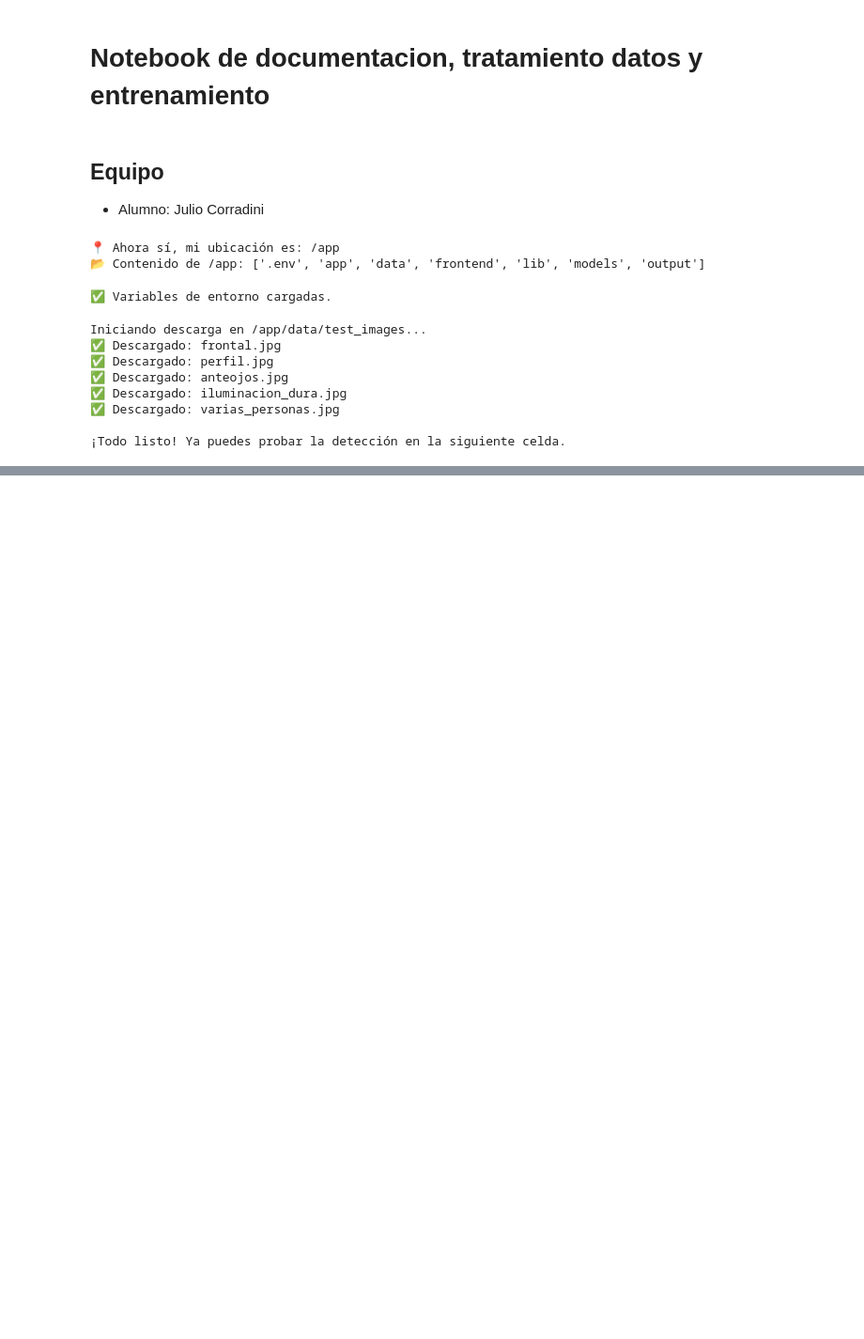
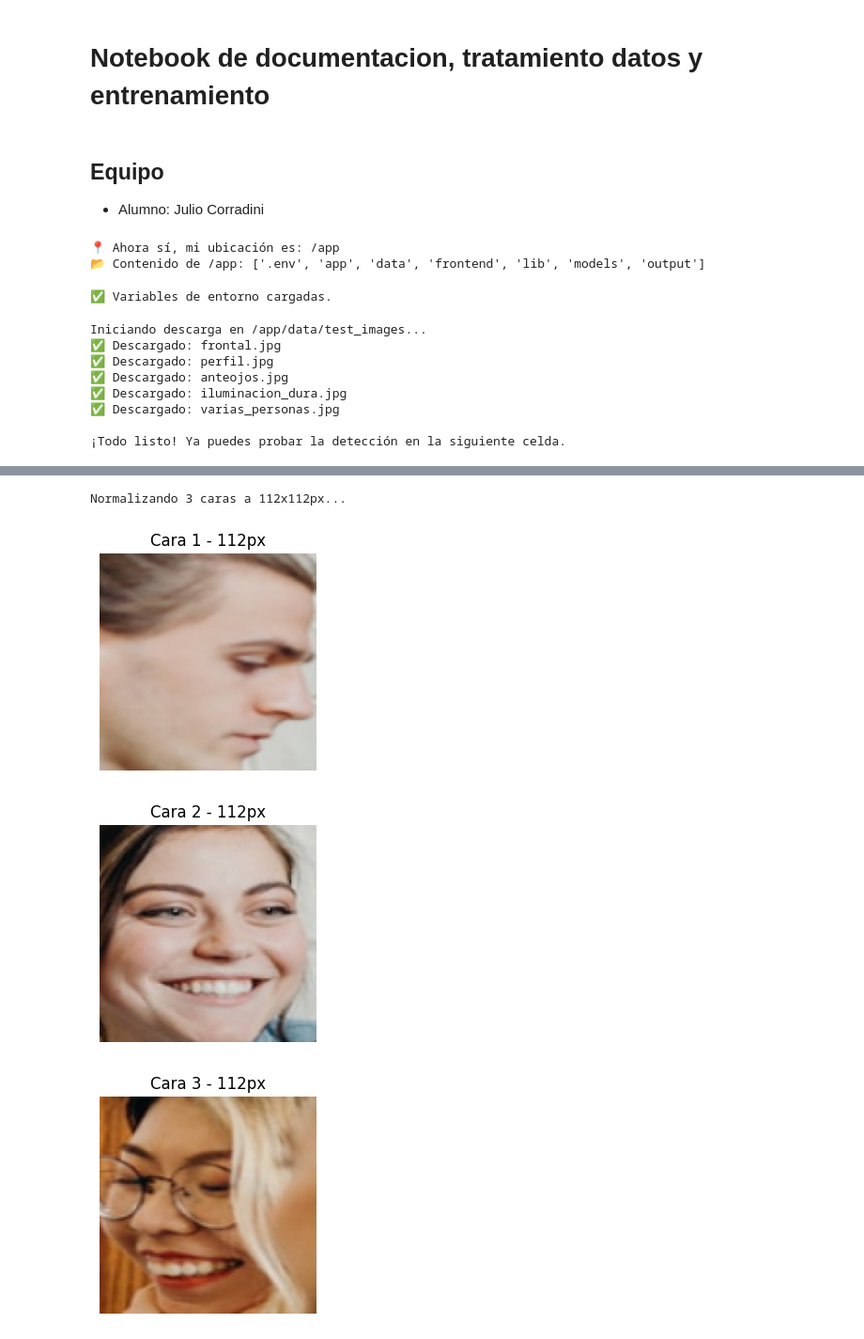
Before and after one commit to JulioCorradini/tuia-face-recognition-app, a Jupyter notebook: train.ipynb, the cells around one changed output, grey strips where cells are left out. Shown at 94% size. Drawn from its saved outputs; the diff is of its cells as text; code cells hidden in the pictures; blank space fills up the shorter version.

Commit message:
Agregando el recorte y la normalización de los rostros detectados

```diff
--- a/train.ipynb
+++ b/train.ipynb
@@ -133 +134,72 @@ Se detectaron 3 caras.
 [figure]
+# %%
+    # Recorte y normalización de rostros
+
+    import cv2
+    import numpy as np
+    import os
+    from PIL import Image
+    import matplotlib.pyplot as plt
+
+    # 1. Recuperamos el tamaño objetivo del .env
+    target_size = int(os.getenv('FACE_SIZE', 160))
+
+    def normalize_and_align_face(img_rgb, box, landmarks, size=160):
+        """
+        Realiza la alineación basada en los ojos y el recorte normalizado.
+        """
+        left_eye = landmarks[0]
+        right_eye = landmarks[1]
+
+        dY = right_eye[1] - left_eye[1]
+        dX = right_eye[0] - left_eye[0]
+        angle = np.degrees(np.arctan2(dY, dX))
+
+        eye_center = (
+            float((left_eye[0] + right_eye[0]) / 2),
+            float((left_eye[1] + right_eye[1]) / 2)
+        )
+
+        M = cv2.getRotationMatrix2D(eye_center, angle, scale=1.0)
+
+        h, w = img_rgb.shape[:2]
+        aligned_img = cv2.warpAffine(img_rgb, M, (w, h), flags=cv2.INTER_CUBIC)
+
+        x1, y1, x2, y2 = map(int, box)
+        x1, y1 = max(0, x1), max(0, y1)
+        x2, y2 = min(w, x2), min(h, y2)
+
+        face_crop = aligned_img[y1:y2, x1:x2]
+        face_final = cv2.resize(face_crop, (size, size), interpolation=cv2.INTER_AREA)
+
+        return face_final
+
+    # --- EJECUCIÓN ---
+
+    # IMPORTANTE: Definimos img_array convirtiendo la 'img' de la celda anterior
+    img_array = np.array(img)
+
+    if boxes is not None:
+        print(f"Normalizando {len(boxes)} caras a {target_size}x{target_size}px...")
+
+        for i, (box, landmark) in enumerate(zip(boxes, landmarks)):
+            # Ahora img_array ya existe en esta celda
+            face_normalized = normalize_and_align_face(img_array, box, landmark, size=target_size)
+
+            plt.figure(figsize=(3, 3))
+            plt.imshow(face_normalized)
+            plt.title(f"Cara {i+1} - {target_size}px")
+            plt.axis('off')
+            plt.show()
+
+            # Guardado opcional
+            output_dir = os.path.join(os.getenv('OUTPUT_PATH', 'output'), 'normalized_faces')
+            os.makedirs(output_dir, exist_ok=True)
+            cv2.imwrite(os.path.join(output_dir, f"face_{i}.jpg"), cv2.cvtColor(face_normalized, cv2.COLOR_RGB2BGR))
+    else:
+        print("No hay caras para normalizar.")
+# %% [output]
+Normalizando 3 caras a 112x112px...
+[figure, added]
+[figure, added]
+[figure, added]
```
Also changed, not shown: parts of 2 cells of this notebook.
